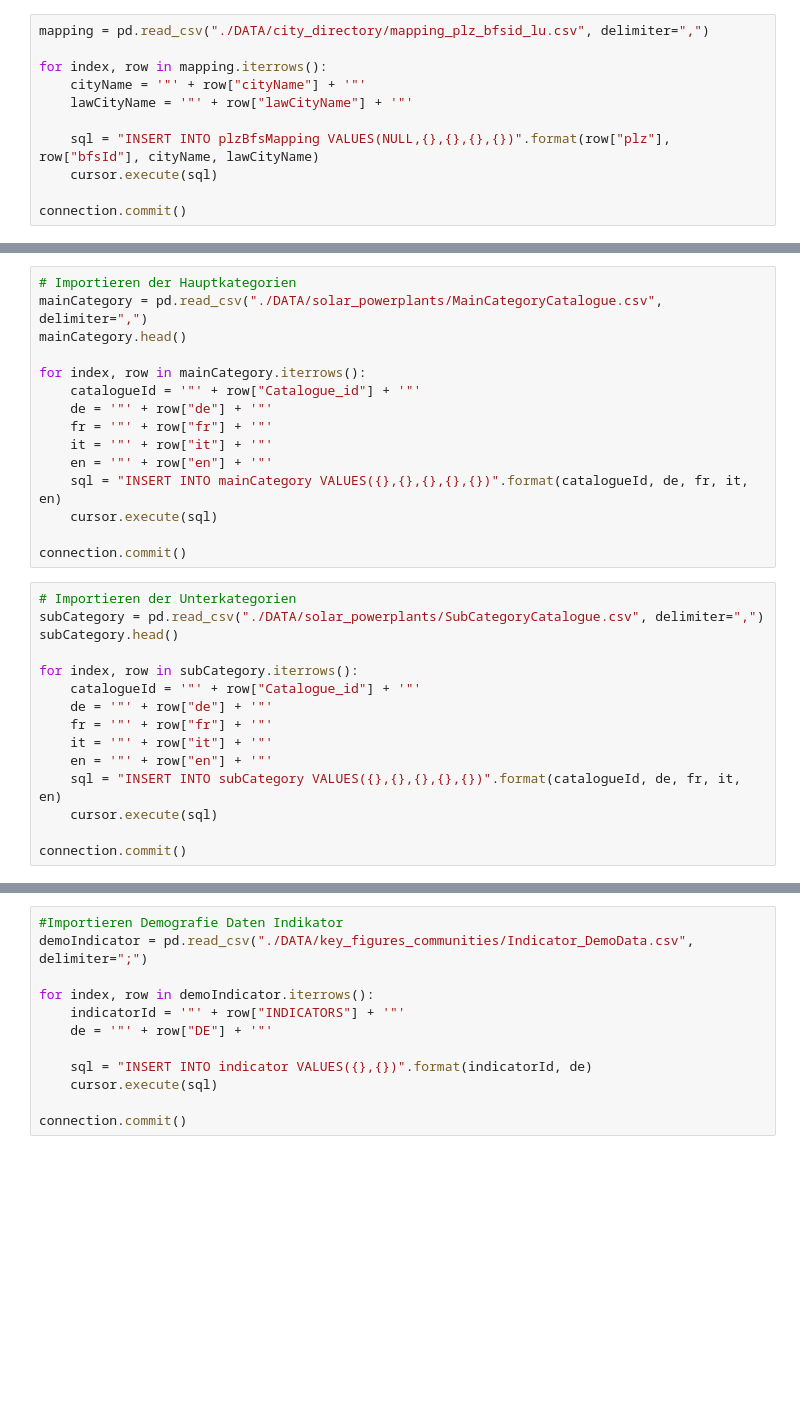
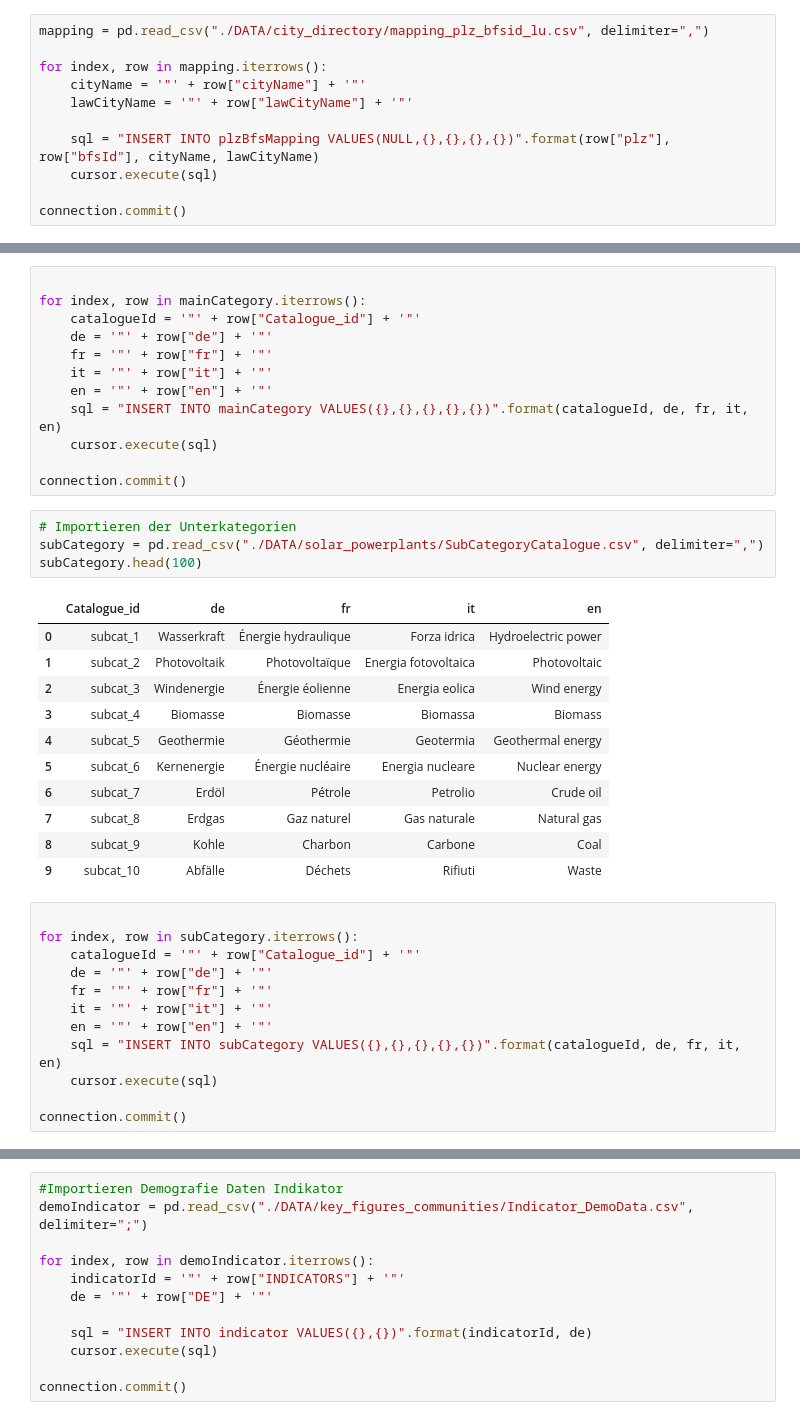
Before and after one commit to 7Horizon/BINA-CaseStudy, a Jupyter notebook: bina_dataimport.ipynb, the cells around one changed output, grey strips where cells are left out. Drawn from its saved outputs; the diff is of its cells as text; blank space fills up the shorter version.

```diff
--- a/bina_dataimport.ipynb
+++ b/bina_dataimport.ipynb
@@ -294,7 +354,4 @@ connection.commit()
 # %%
-# Importieren der Hauptkategorien
-mainCategory = pd.read_csv("./DATA/solar_powerplants/MainCategoryCatalogue.csv", delimiter=",")
-mainCategory.head()
 
 for index, row in mainCategory.iterrows():
     catalogueId = '"' + row["Catalogue_id"] + '"'
@@ -306,10 +363,23 @@ for index, row in mainCategory.iterrows():
     cursor.execute(sql)
 
 connection.commit()
+# %%
+# Importieren der Unterkategorien
+subCategory = pd.read_csv("./DATA/solar_powerplants/SubCategoryCatalogue.csv", delimiter=",")
+subCategory.head(100)
+# %% [output]
+|  | Catalogue_id | de | fr | it | en |
+| 0 | subcat_1 | Wasserkraft | Énergie hydraulique | Forza idrica | Hydroelectric power |
+| 1 | subcat_2 | Photovoltaik | Photovoltaïque | Energia fotovoltaica | Photovoltaic |
+| 2 | subcat_3 | Windenergie | Énergie éolienne | Energia eolica | Wind energy |
+| 3 | subcat_4 | Biomasse | Biomasse | Biomassa | Biomass |
+| 4 | subcat_5 | Geothermie | Géothermie | Geotermia | Geothermal energy |
+| 5 | subcat_6 | Kernenergie | Énergie nucléaire | Energia nucleare | Nuclear energy |
+| 6 | subcat_7 | Erdöl | Pétrole | Petrolio | Crude oil |
+| 7 | subcat_8 | Erdgas | Gaz naturel | Gas naturale | Natural gas |
+| 8 | subcat_9 | Kohle | Charbon | Carbone | Coal |
+| 9 | subcat_10 | Abfälle | Déchets | Rifiuti | Waste |
 # %%
-# Importieren der Unterkategorien
-subCategory = pd.read_csv("./DATA/solar_powerplants/SubCategoryCatalogue.csv", delimiter=",")
-subCategory.head()
 
 for index, row in subCategory.iterrows():
     catalogueId = '"' + row["Catalogue_id"] + '"'
```
Also changed, not shown: parts of 7 cells of this notebook.
